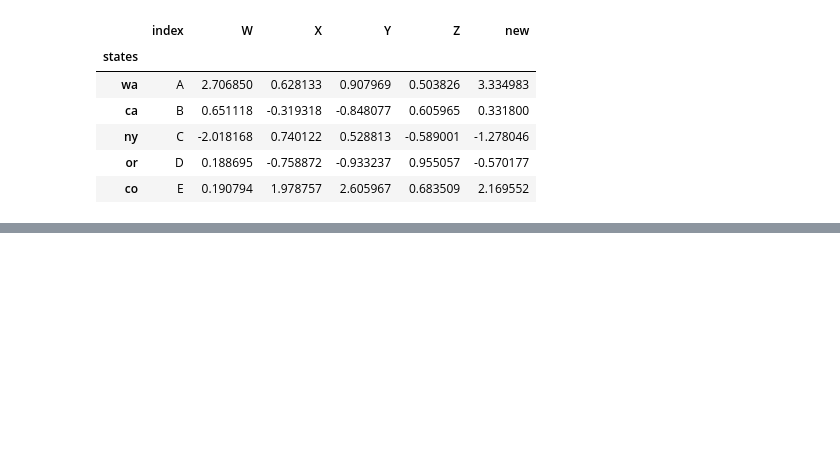
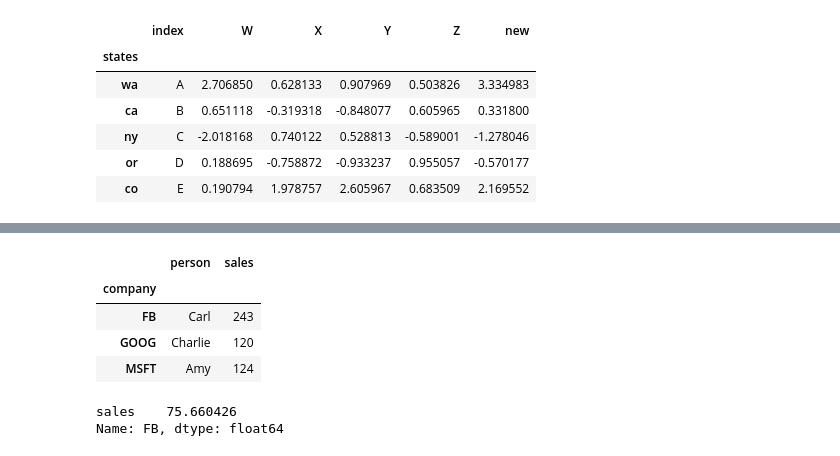
Before and after one commit to Amehlawal/60-days-of-python, a Jupyter notebook: pandas.ipynb, the cells around one changed output, grey strips where cells are left out. Cells and saved outputs as stored; diff of their text form; code cells hidden in the pictures; blank space fills up the shorter version.

Commit message:
completed the chapter on groupby

```diff
--- a/pandas.ipynb
+++ b/pandas.ipynb
@@ -377,0 +380,6 @@ Name: A, dtype: float64
+# %%
+data = {'company':['GOOG','GOOG','MSFT','MSFT','FB','FB'],
+       'person':['Sam','Charlie','Amy','Vanessa', 'Carl','Sarah'],
+       'sales':[200,120,340,124,243,350]}
+# %%
+df =pd.DataFrame(data)
@@ -377,0 +412,13 @@ Name: A, dtype: float64
+# %%
+df.groupby('company').min()
+# %% [output]
+|  | person | sales |
+| company |  |  |
+| FB | Carl | 243 |
+| GOOG | Charlie | 120 |
+| MSFT | Amy | 124 |
+# %%
+df.groupby('company').std().loc['FB']
+# %% [output]
+sales    75.660426
+Name: FB, dtype: float64
```
Also changed, not shown: parts of 38 cells of this notebook.
